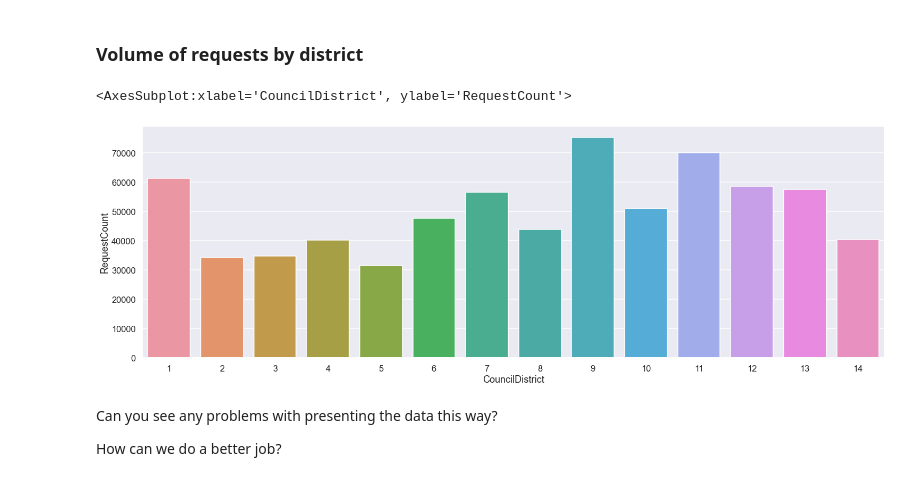
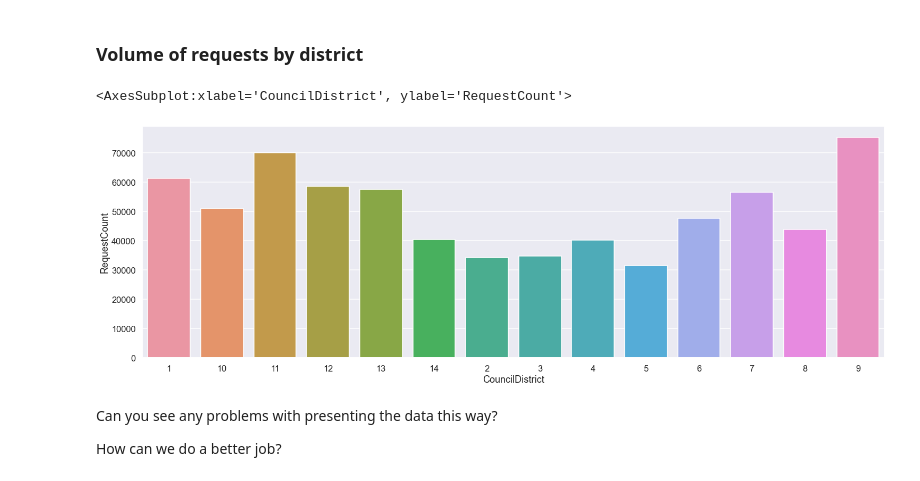
Before and after one commit to rjzak/cmsc-210, a Jupyter notebook: cmsc_291/examples/lecture_11/notebooks/Baltimore Data Exploration.ipynb, the cells around one changed output. Cells and saved outputs as stored; diff of their text form; code cells hidden in the pictures.

```diff
--- a/cmsc_291/examples/lecture_11/notebooks/Baltimore Data Exploration.ipynb
+++ b/cmsc_291/examples/lecture_11/notebooks/Baltimore Data Exploration.ipynb
@@ -134,12 +130,12 @@ seaborn.lineplot(data=smoothed_time_series, ax=ax)
 ### Volume of requests by district
 # %%
 requests_by_district = requests.groupby(requests.CouncilDistrict).size().reset_index(name="RequestCount")
-
+requests_by_district.sort_values("CouncilDistrict")
 fig, ax = pyplot.subplots(figsize=(25, 8))
-seaborn.barplot(data=all_districts, x="CouncilDistrict", y="RequestCount", ax=ax)
+seaborn.barplot(data=requests_by_district, x="CouncilDistrict", y="RequestCount", ax=ax)
 # %% [output]
 <AxesSubplot:xlabel='CouncilDistrict', ylabel='RequestCount'>
-[figure, old version]
+[figure, new version]
 # %% [markdown]
 Can you see any problems with presenting the data this way?
 
```
Also changed, not shown: parts of 5 cells of this notebook, 7 other files.
